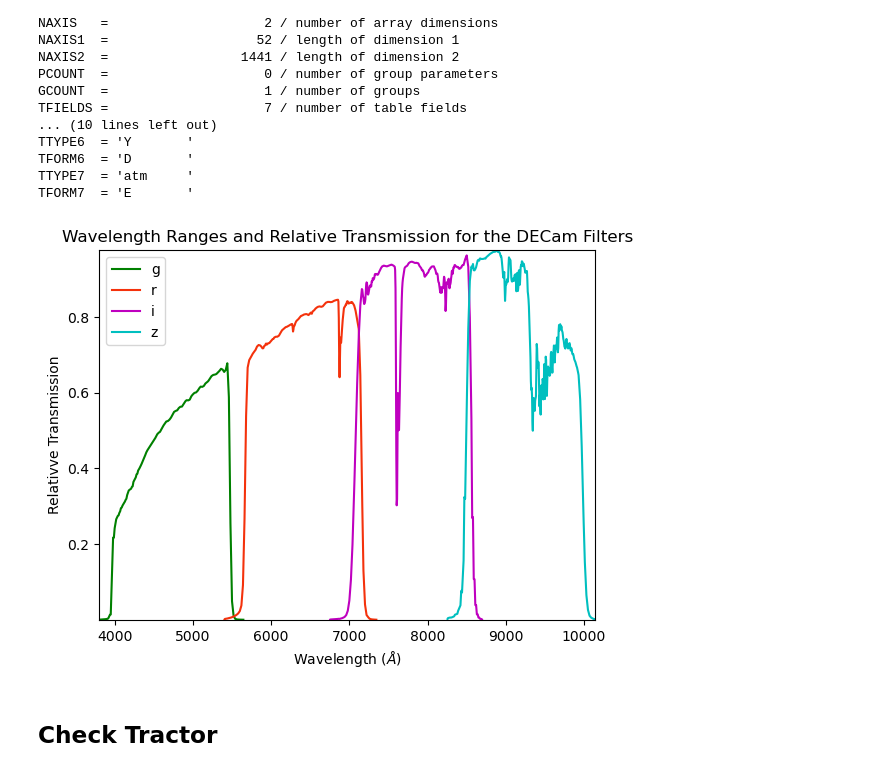
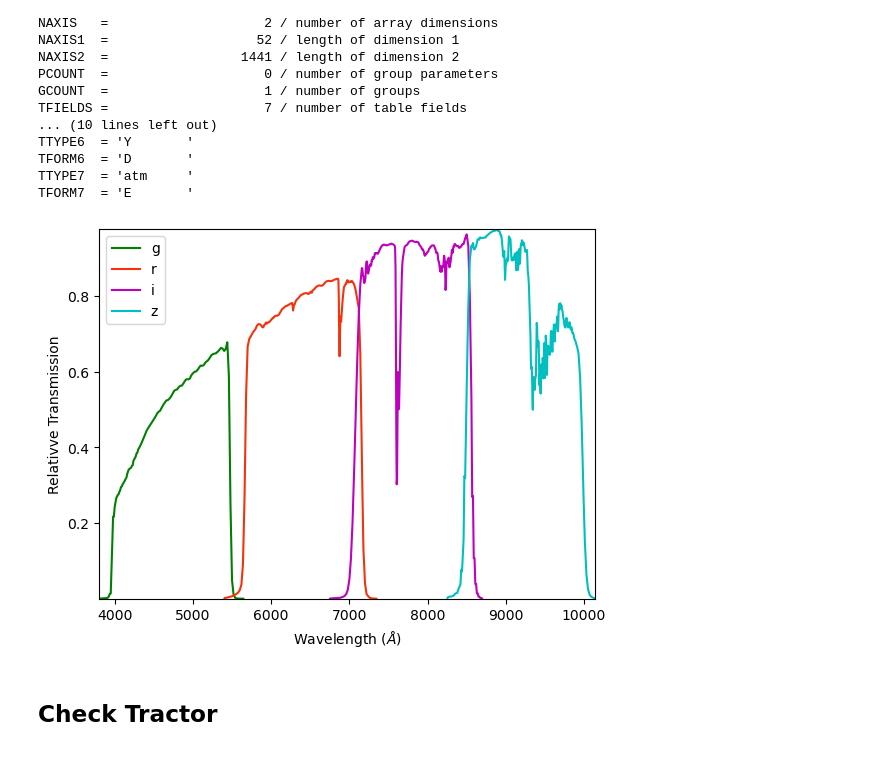
Before and after one commit to cyb0rb/WiFeS_Catalog, a Jupyter notebook: Figures_for_Report.ipynb, the cells around one changed output. Cells and saved outputs as stored; diff of their text form; code cells hidden in the pictures.

Commit message:
another figure

```diff
--- a/Figures_for_Report.ipynb
+++ b/Figures_for_Report.ipynb
@@ -238,35 +238,35 @@ for i in range(0,len(r)):
 empty_i=[]
 x_i=[]
 for i in range(0,len(I)):
     if I[i]>0:
         empty_i.append(I[i])
         x_i.append(x[i])
 
 empty_z=[]
 x_z=[]
 for i in range(0,len(z)):
     if z[i]>0:
         empty_z.append(z[i])
         x_z.append(x[i])
 
 plt.plot(x_g,empty_g, color='g', label='g')
 plt.plot(x_r,empty_r, color='xkcd:vermillion', label='r')
 plt.plot(x_i,empty_i, color='m', label='i')
 plt.plot(x_z,empty_z,color='c', label='z')
-plt.title('Wavelength Ranges and Relative Transmission for the DECam Filters')
+#plt.title('Wavelength Ranges and Relative Transmission for the DECam Filters')
 plt.legend()
 plt.xlabel('Wavelength ($\AA$)')
 plt.ylabel('Relativve Transmission')
 plt.margins(x=0, y=0)
 plt.show()
 
 #Wifes is 320-980nm
 #g_band is 398-548nm
 #r_band is 568-716
 #i-band is 710-857
 #z-band is 850-1002
 # %% [output]
-[figure, old version]
+[figure, new version]
 # %% [markdown]
 ## Check Tractor
 # %%
```
Also changed, not shown: 1 other file.
